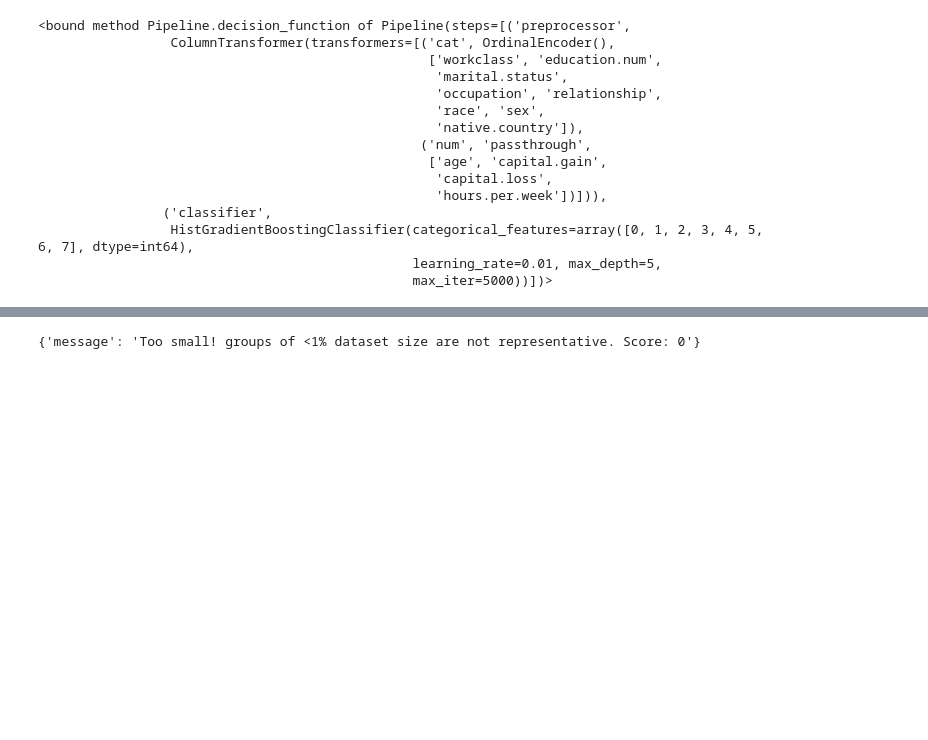
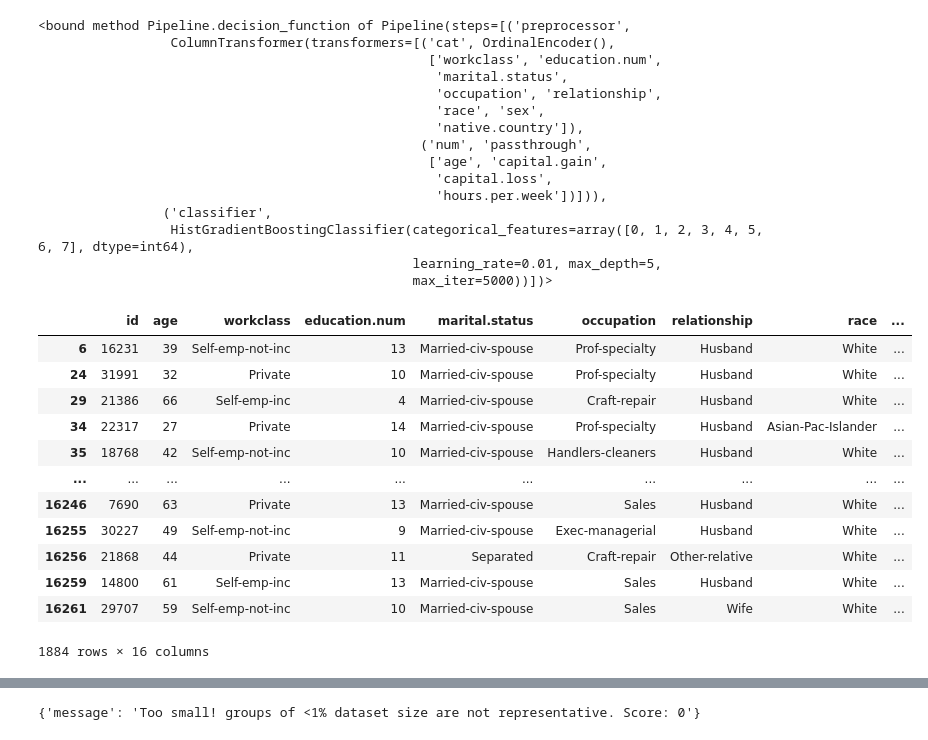
Before and after one commit to tprhat/kaggle_defcon_ai, a Jupyter notebook: cluster1.ipynb, the cells around one changed output, grey strips where cells are left out. Drawn from its saved outputs; the diff is of its cells as text; code cells hidden in the pictures; blank space fills up the shorter version.

```diff
--- a/cluster1.ipynb
+++ b/cluster1.ipynb
@@ -109,3 +127,21 @@ df_upper = df[(df['income'] == '<=50K') & (df['occupation'] == 'Tech-support')].
+# %%
+df_missclassified = df[(df['income'] != df['preds'])].copy(deep=True)
+# %%
+df_missclassified
+# %% [output]
+|  | id | age | workclass | education.num | marital.status | occupation | relationship | race | ... |
+| 6 | 16231 | 39 | Self-emp-not-inc | 13 | Married-civ-spouse | Prof-specialty | Husband | White | ... |
+| 24 | 31991 | 32 | Private | 10 | Married-civ-spouse | Prof-specialty | Husband | White | ... |
+| 29 | 21386 | 66 | Self-emp-inc | 4 | Married-civ-spouse | Craft-repair | Husband | White | ... |
+| 34 | 22317 | 27 | Private | 14 | Married-civ-spouse | Prof-specialty | Husband | Asian-Pac-Islander | ... |
+| 35 | 18768 | 42 | Self-emp-not-inc | 10 | Married-civ-spouse | Handlers-cleaners | Husband | White | ... |
+| ... | ... | ... | ... | ... | ... | ... | ... | ... | ... |
+| 16246 | 7690 | 63 | Private | 13 | Married-civ-spouse | Sales | Husband | White | ... |
+| 16255 | 30227 | 49 | Self-emp-not-inc | 9 | Married-civ-spouse | Exec-managerial | Husband | White | ... |
+| 16256 | 21868 | 44 | Private | 11 | Separated | Craft-repair | Other-relative | White | ... |
+| 16259 | 14800 | 61 | Self-emp-inc | 13 | Married-civ-spouse | Sales | Husband | White | ... |
+| 16261 | 29707 | 59 | Self-emp-not-inc | 10 | Married-civ-spouse | Sales | Wife | White | ... |
+1884 rows × 16 columns
 # %%
 df_upper
 # %% [output]
```
Also changed, not shown: parts of 51 cells of this notebook, 1 other file.
